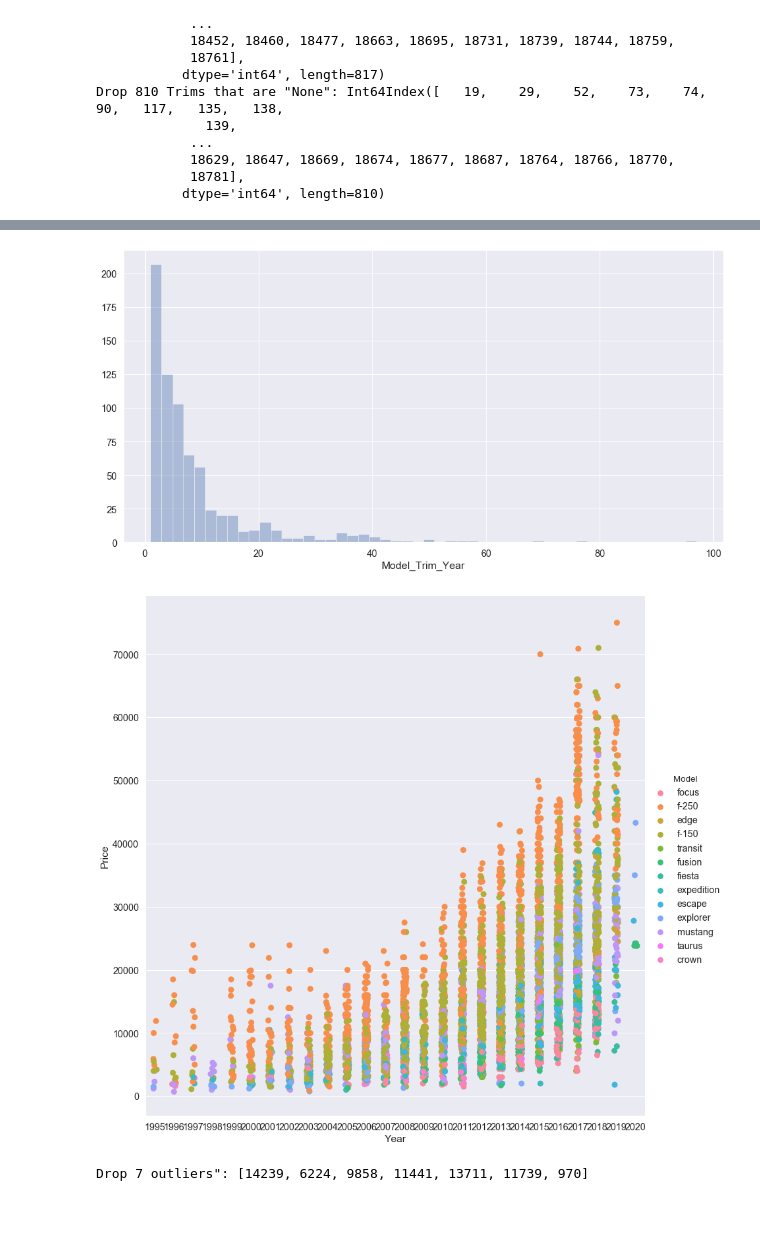
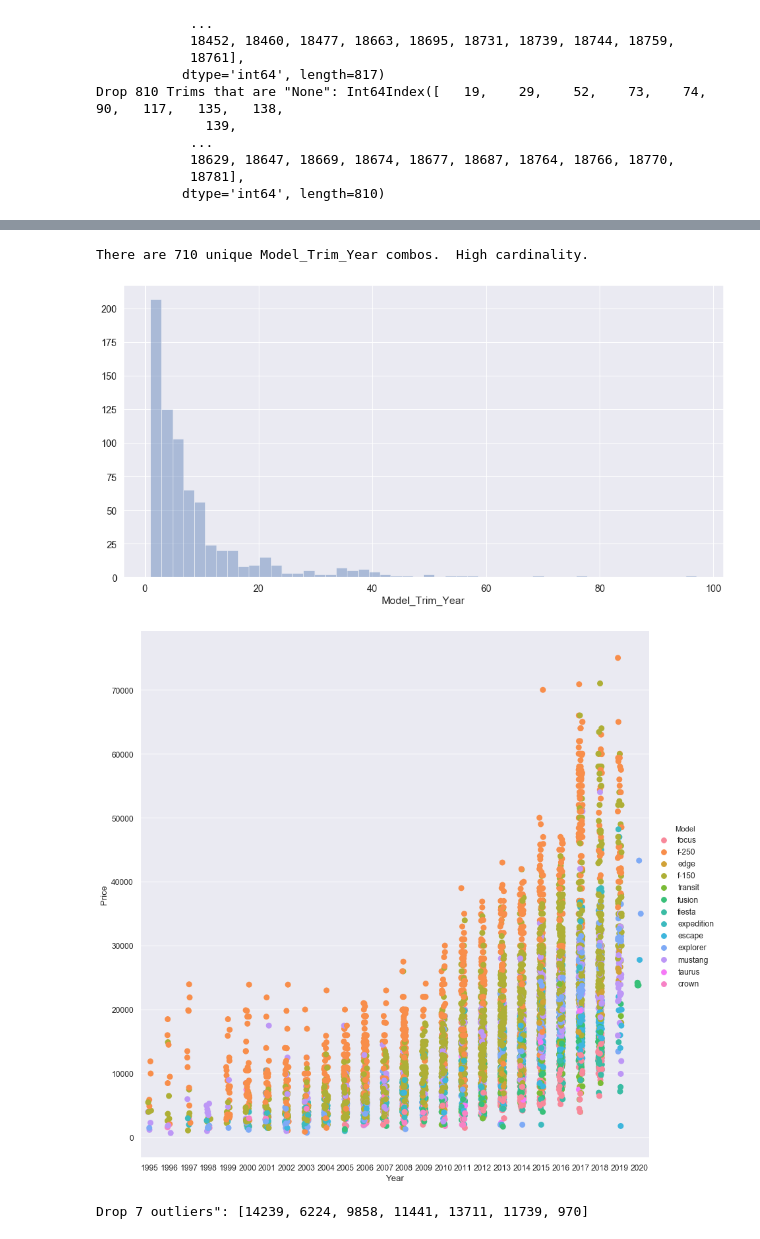
Before and after one commit to jkmackie/car_price_prediction, a Jupyter notebook: jupyter_notebooks/car_preproc_final.ipynb, the cells around one changed output, grey strips where cells are left out. Drawn from its saved outputs; the diff is of its cells as text; code cells hidden in the pictures; blank space fills up the shorter version.

```diff
--- a/jupyter_notebooks/car_preproc_final.ipynb
+++ b/jupyter_notebooks/car_preproc_final.ipynb
@@ -309,14 +309,16 @@ vehicle.head(2)
 | 1 | https://austin.craigslist.org/cto... | 2006 Ford Focus SE | austin | 2006 | NaN | 181000.0 | 2006 ford focus se | ford | focus | se | ... |
 # %%
 #Insert CombMPG and displacement from modelYR.
-modelYR = joblib.load('modelYR.joblib')
+EPA = joblib.load('EPA.joblib')
 
 #Backup vehicle indices before merge.
 vehicle_idx_BAK = vehicle.index
 
 #Merge data
-vehicle = vehicle.merge(modelYR, how='left', left_on=['Model','Year'], right_on=['clean_model','year'])
-vehicle.drop(columns=['clean_model','year'], inplace=True, errors='ignore')
+vehicle = vehicle.merge(EPA, how='left', left_on=['Model','Year'], right_on=['clean_model','year'])
+
+#Drop redundant columns.
+vehicle.drop(columns=['clean_model', 'year'], inplace=True)
 vehicle.rename(columns={'comb08' : 'CombMPG'}, inplace=True)
 
 #Restore original vehicle indices that were reset by merge.
@@ -606,18 +623,21 @@ focus_titanium          42
 Name: Model_Trim, dtype: int64
 # %%
 #Model_Trim_Year has rare categories, so target encoding will need regularization.
+print(f"There are {len(vehicle['Model_Trim_Year'].value_counts())} unique Model_Trim_Year combos.  High cardinality.")
 plt.figure(figsize=(16,8))
 sns.set(font_scale=1.3)
 sns.distplot(vehicle['Model_Trim_Year'].value_counts(), kde=False)
 plt.show()
 # %% [output]
+There are 710 unique Model_Trim_Year combos.  High cardinality.
 [figure]
 # %%
 #Catplot by Year, Price, and Model.  Looks like Year^2 could be a good feature!
+sns.set(font_scale=1.1)
 sns.catplot(x='Year',y='Price',hue='Model', data=vehicle, height=12, aspect=1.0, s=9)  #s changes marker size
 plt.show()
 # %% [output]
-[figure, old version]
+[figure, new version]
 # %%
 #Drop outliers.  14239 bad price, 6224 bad model, 9858 bad price, 11441 above MSRP, 13711 bad price, 11739 salvage.
 #970 bad price.
```
Also changed, not shown: parts of 3 cells of this notebook, 1 other file.
